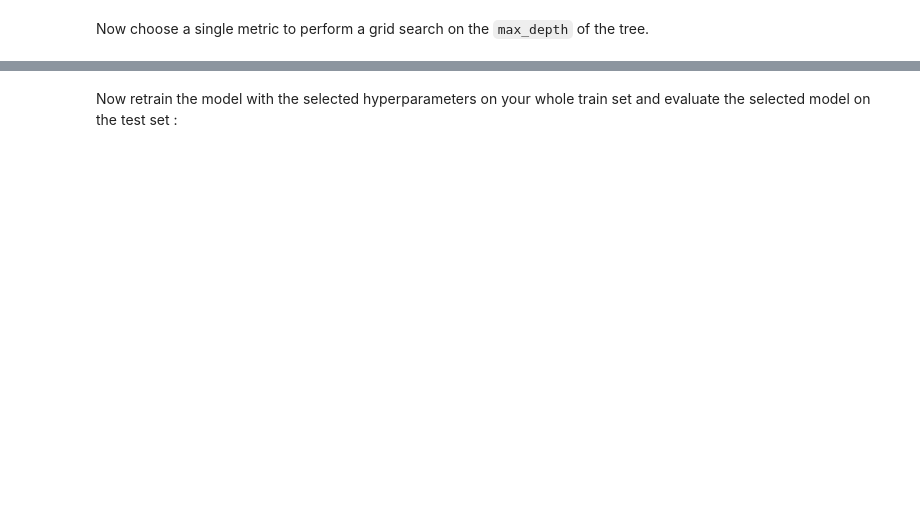
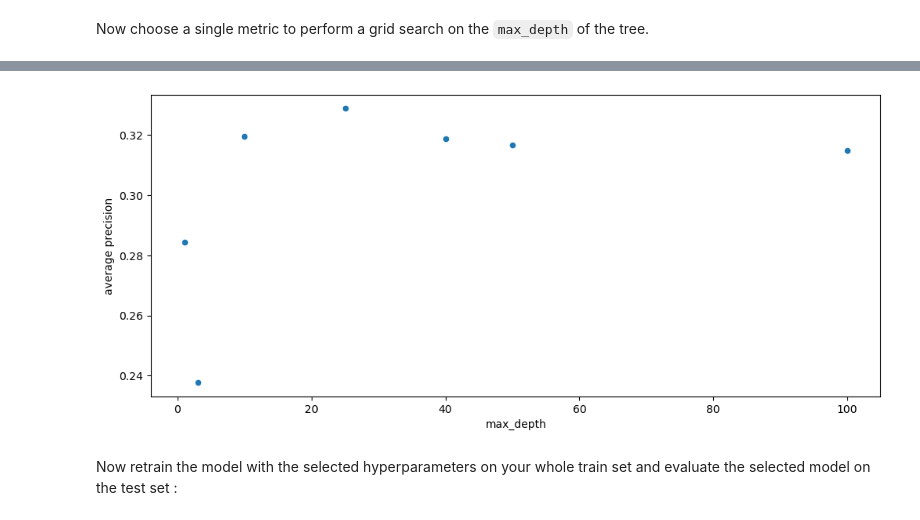
Before and after one commit to LexouLam/ML2, a Jupyter notebook: notebooks/A2_ML2_EnsembleLearning_v2.ipynb, the cells around one changed output, grey strips where cells are left out. Cells and saved outputs as stored; diff of their text form; code cells hidden in the pictures; blank space fills up the shorter version.

```diff
--- a/notebooks/A2_ML2_EnsembleLearning_v2.ipynb
+++ b/notebooks/A2_ML2_EnsembleLearning_v2.ipynb
@@ -476,0 +650,9 @@ Now choose a single metric to perform a grid search on the `max_depth` of the tr
+# %%
+from sklearn.model_selection import GridSearchCV
+
+# Grid search
+
+param_grid={'max_depth': [1,3,10,25,40,50,100]}
+
+tree_clf_gridsearch = GridSearchCV(DecisionTreeClassifier(),  param_grid=param_grid, cv=5, verbose=3, scoring='f1')
+tree_clf_gridsearch.fit(X_train_scaled, y_train)
@@ -477,2 +680,16 @@ Now choose a single metric to perform a grid search on the `max_depth` of the tr
+# %%
+tree_clf_gridsearch.cv_results_["mean_test_score"]
+tree_clf_gridsearch.cv_results_["params"]
+tree_clf_gridsearch_results = pd.DataFrame(
+    {'average precision' : tree_clf_gridsearch.cv_results_['mean_test_score'],
+    'max_depth':[element[1]['max_depth'] for element in enumerate(tree_clf_gridsearch.cv_results_["params"])]
+    }
+)
+
+rcParams['figure.figsize'] = 12, 5
+tree_clf_gridsearch_results.plot(kind="scatter",x="max_depth", y='average precision')
+plt.show()
+# %% [output]
+[figure, added]
 # %% [markdown]
 Now retrain the model with the selected hyperparameters on your whole train set and evaluate the selected model on the test set :
```
Also changed, not shown: parts of 45 cells of this notebook.
